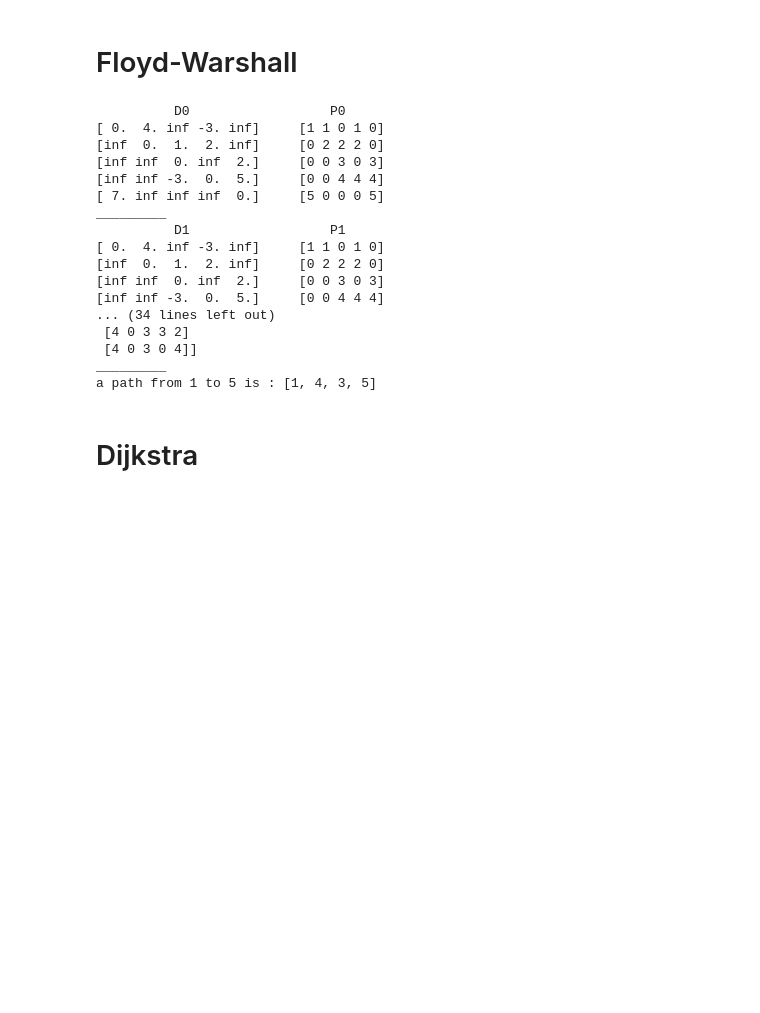
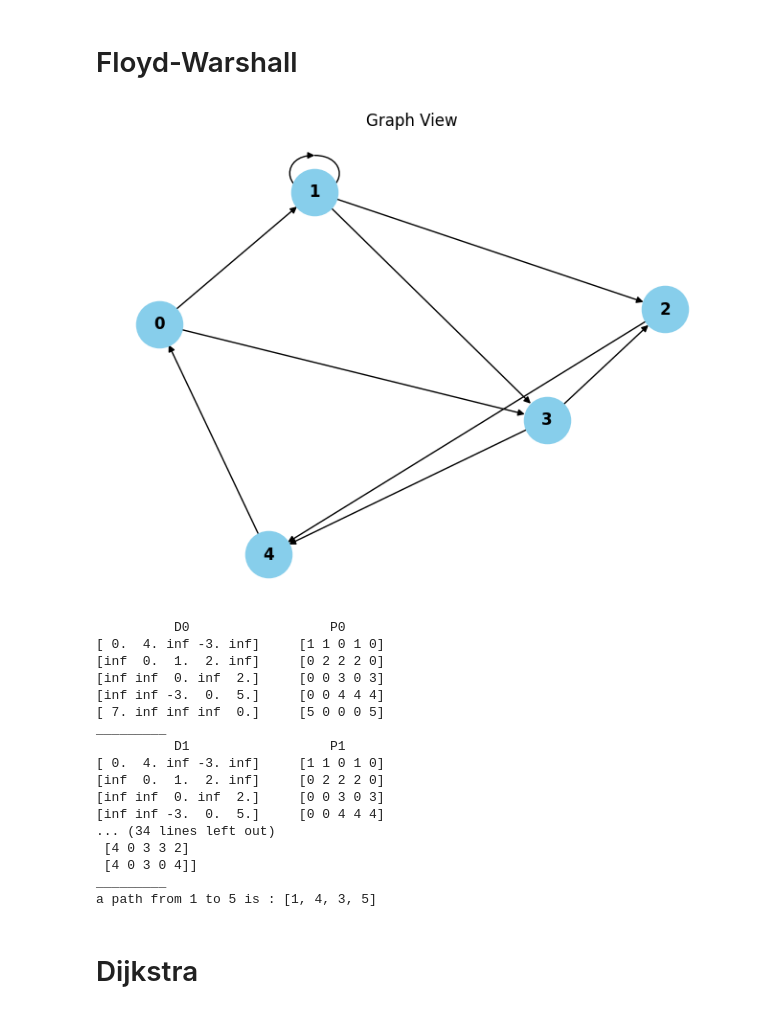
Before and after one commit to akef215/graph_theory, a Jupyter notebook: graph_demo1.ipynb, the cells around one changed output. Saved outputs shown, nothing was run; the diff lists cells and outputs as text; code cells hidden in the pictures; blank space fills up the shorter version.

Commit message:
update graphe.py and graph_demo1.ipynb

```diff
--- a/graph_demo1.ipynb
+++ b/graph_demo1.ipynb
@@ -50,26 +51,27 @@ a path from 1 to 6 is : [1, 2, 4, 3, 6]
 # %%
 M = np.array([
     [np.inf, 4, np.inf, -3, np.inf],
     [np.inf, 2, 1, 2, np.inf],
     [np.inf, np.inf, np.inf, np.inf, 2],
     [np.inf, np.inf, -3, np.inf, 5],
     [7, np.inf, np.inf, np.inf, np.inf]
 ])
 
 G = Graph(oriented=True, valued=True)
 G.load_from_matrix(M)
-#G.plot_graph()
+G.plot_graph()
 
 D, pi = G.floyd_warshall(verbose=True)
 print("The shortest distances matrix :")
 print(D)
 print("_________")
 print("The predecessors matrix :")
 print(pi)
 print("_________")
 begin, end = 1, 5
 print(f"a path from {begin} to {end} is : {G.find_path(pi, begin, end)}")
 # %% [output]
+[figure, added]
           D0                  P0
 [ 0.  4. inf -3. inf]     [1 1 0 1 0]
 [inf  0.  1.  2. inf]     [0 2 2 2 0]
```
Also changed, not shown: parts of 15 cells of this notebook, 1 other file.
